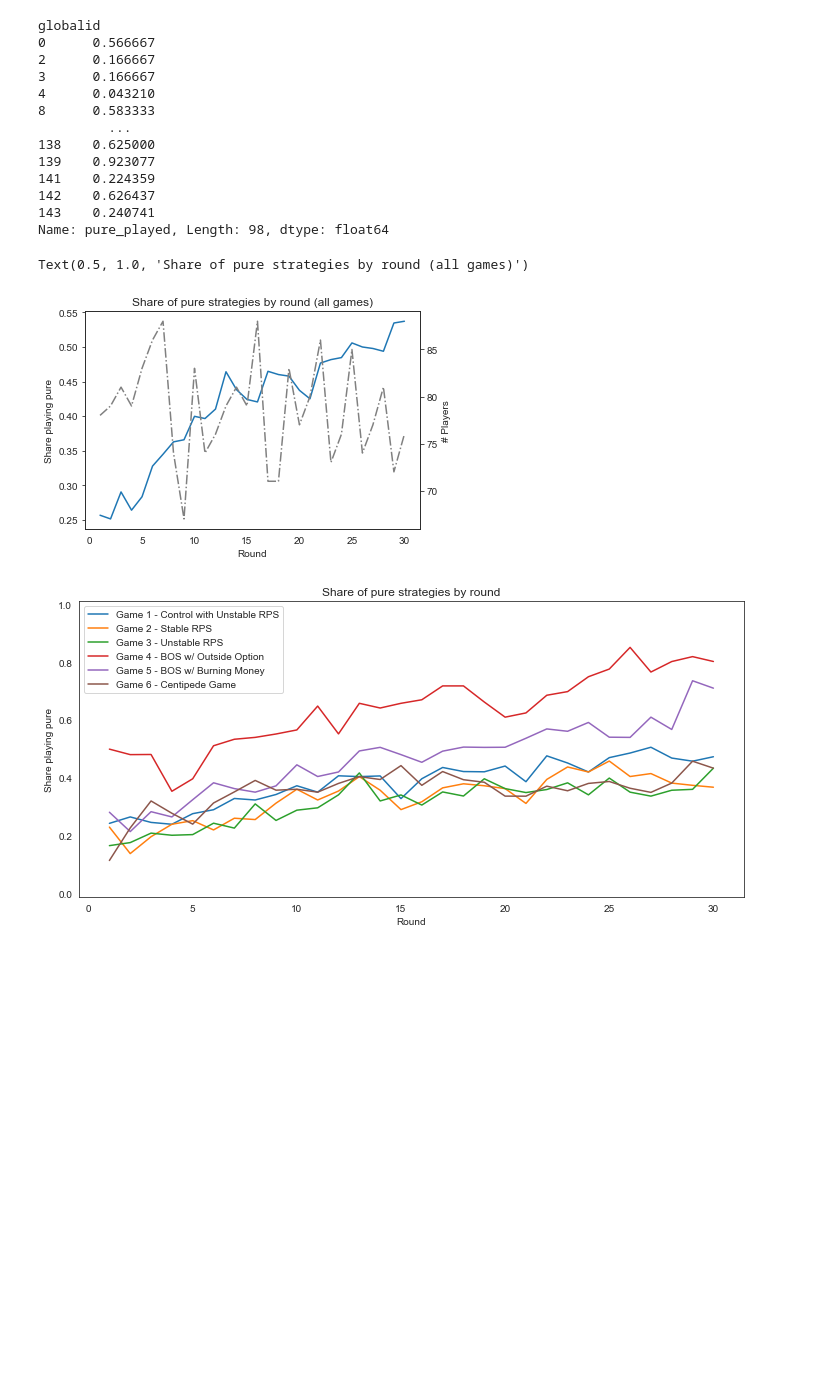
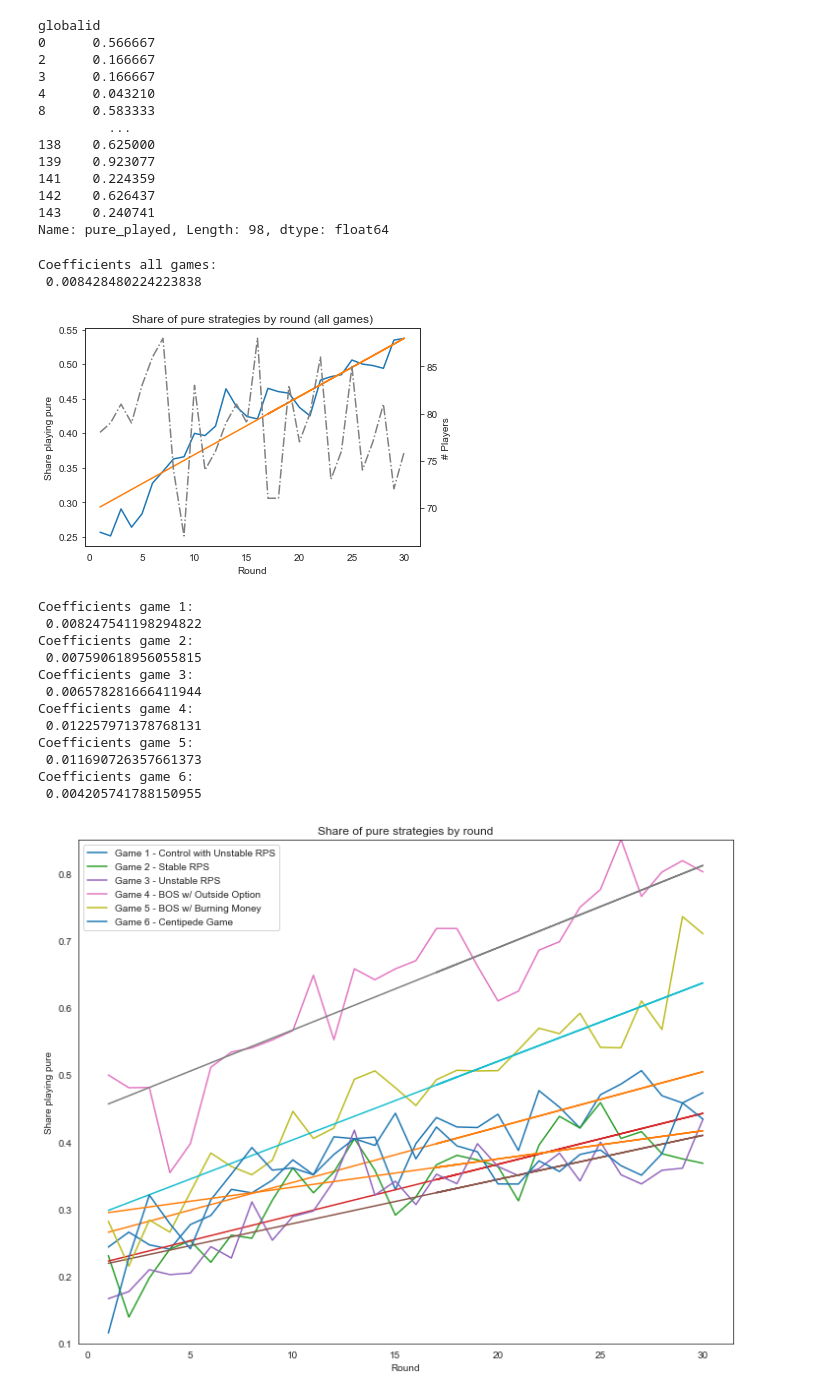
Before and after one commit to pwikman/gamelab_master, a Jupyter notebook: pure_strategy_analysis.ipynb, the cells around one changed output. Cells and saved outputs as stored; diff of their text form; code cells hidden in the pictures; blank space fills up the shorter version.

```diff
--- a/pure_strategy_analysis.ipynb
+++ b/pure_strategy_analysis.ipynb
@@ -67,42 +72,69 @@ ax2 = ax1.twinx()
 ax2.plot(nr_play,linestyle='-.', color='gray')
 ax2.set_ylabel('# Players')
 ax1.set_title("Share of pure strategies by round (all games)")
+rounds = player_DF["round"].unique().reshape(-1, 1)
+regr = LinearRegression().fit(rounds, pure_share.values.reshape(-1, 1))
+ax1.plot(rounds, regr.predict(rounds))
+print(f'Coefficients all games: \n', regr.coef_[0][0])
 # %% [output]
-Text(0.5, 1.0, 'Share of pure strategies by round (all games)')
+Coefficients all games:
+ 0.008428480224223838
-[figure, old version]
+[figure, new version]
 # %%
 # Doing the same thing but per game and game & session
+
+
+
 game_names = ['Control with Unstable RPS', 'Stable RPS', 'Unstable RPS', 'BOS w/ Outside Option', 'BOS w/ Burning Money','Centipede Game']
 fig, axs = plt.subplots(1, 1)
-fig.set_size_inches(10, 5)
+fig.set_size_inches(10, 8)
+
+
 
 for gid in player_DF.gameid.unique():
     pure_share = player_DF[player_DF['gameid']==gid].groupby('round').apply(share_played_pure)
+    rounds = player_DF["round"][player_DF['gameid']==gid].unique().reshape(-1, 1)
+    regr = LinearRegression().fit(rounds, pure_share.values.reshape(-1, 1))
     axs.plot(pure_share, label=f"Game {gid} - {game_names[gid-1]}")
+    axs.plot(rounds, regr.predict(rounds))
+    axs.set_ylim([-0.01, 1.01])
+    print(f'Coefficients game {gid}: \n', regr.coef_[0][0])
 axs.legend()
 axs.set_title("Share of pure strategies by round")
 axs.set_xlabel('Round')
 axs.set_ylabel('Share playing pure')
-axs.set_ylim([-0.01, 1.01])
+axs.set_ylim([0.1, 0.85])
 fig.tight_layout()
 
 fig, axs = plt.subplots(len(player_DF.session.unique()), 1)
 fig.set_size_inches(10, 30)
 
 for gid in player_DF.gameid.unique():
     for ses in player_DF.session.unique():
         pure_share = player_DF[(player_DF['gameid']==gid) & (player_DF['session']==ses)].groupby('round').apply(share_played_pure)
         nr_play = player_DF[(player_DF['gameid']==gid) & (player_DF['session']==ses)].groupby('round').playerid.count()
         axs[int(ses)].plot(pure_share, label=f"Game {gid} - {game_names[gid-1]}")
         axs[int(ses)].legend()
         axs[int(ses)].set_title(f"Share of pure strategies by round - Session {int(ses)}")
         axs[int(ses)].set_xlabel('Round')
         axs[int(ses)].set_ylabel('Share playing pure')
         axs[int(ses)].set_ylim([-0.01, 1.01])
         axst = axs[int(ses)].twinx()
         axst.plot(nr_play,linestyle='-.', color='gray')
         axst.set_ylabel('# Players')
 fig.tight_layout()
 # %% [output]
+Coefficients game 1:
+ 0.008247541198294822
+Coefficients game 2:
+ 0.007590618956055815
+Coefficients game 3:
+ 0.006578281666411944
+Coefficients game 4:
+ 0.012257971378768131
+Coefficients game 5:
+ 0.011690726357661373
+Coefficients game 6:
+ 0.004205741788150955
-[figure, old version]
+[figure, new version]
 [figure]
```
Also changed, not shown: parts of 10 cells of this notebook, 13 other files.
